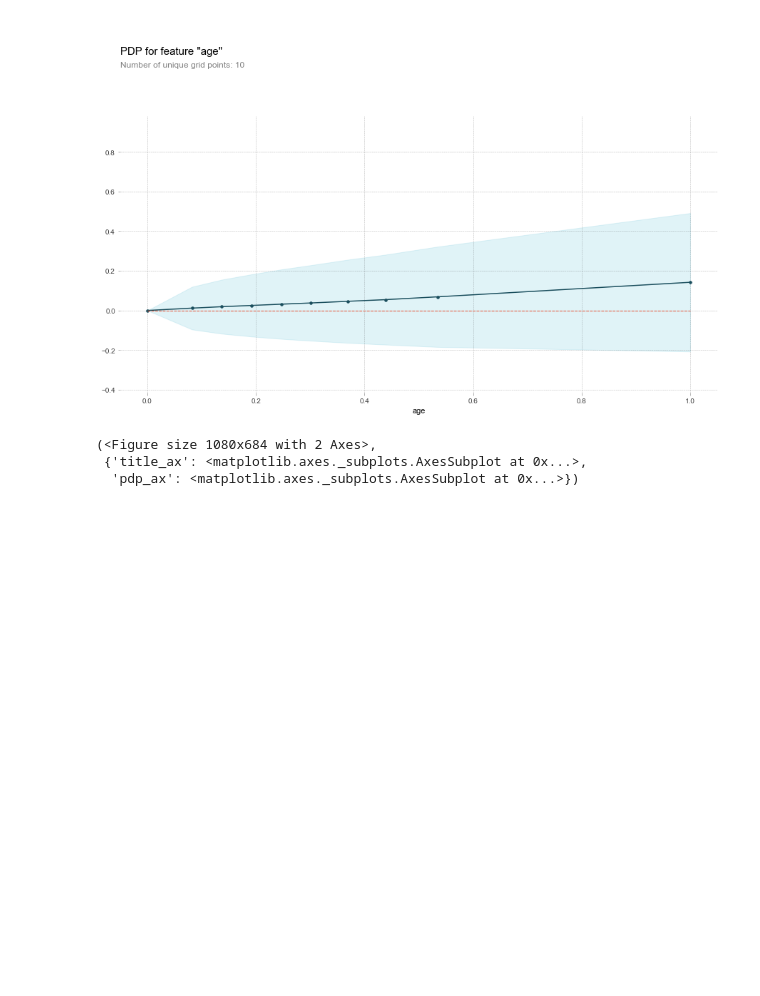
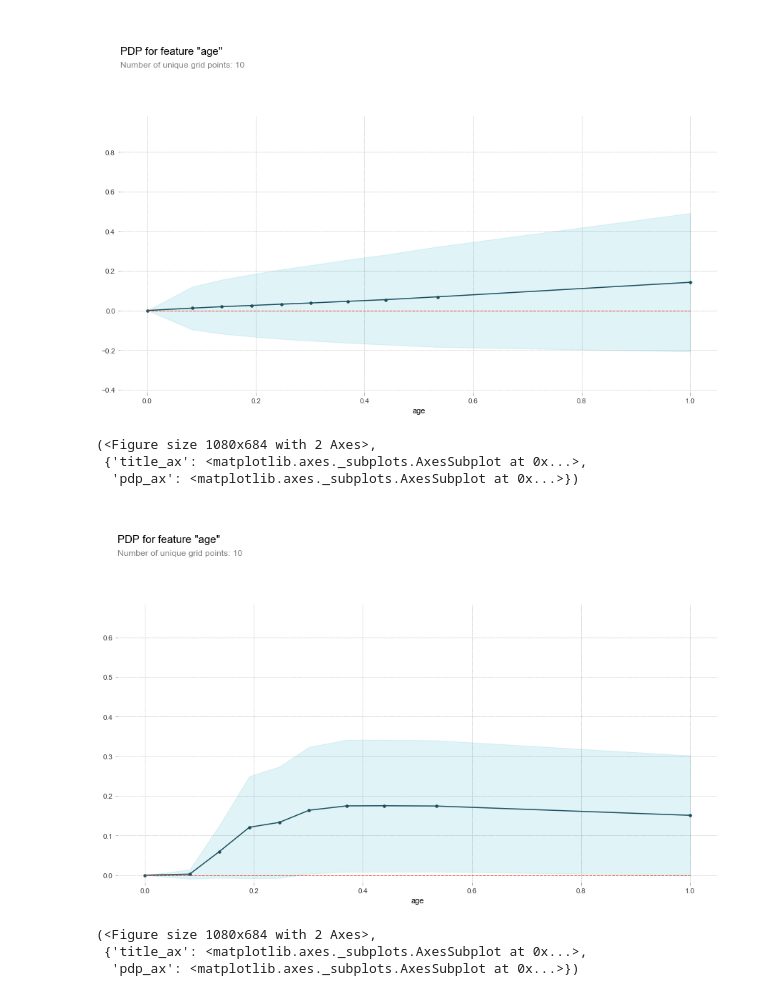
Before and after one commit to ztx0617/Data_Science_Projects, a Jupyter notebook: finding_donors.ipynb, the cells around one changed output. Drawn from its saved outputs; the diff is of its cells as text; code cells hidden in the pictures; blank space fills up the shorter version.

```diff
--- a/finding_donors.ipynb
+++ b/finding_donors.ipynb
@@ -467,6 +467,14 @@ pdp.pdp_plot(pdp_goals, 'age')
  {'title_ax': <matplotlib.axes._subplots.AxesSubplot at 0x...>,
   'pdp_ax': <matplotlib.axes._subplots.AxesSubplot at 0x...>})
 [figure]
+# %%
+pdp_goals = pdp.pdp_isolate(model = clf_B, dataset = X_train, model_features = encoded, feature = 'age')
+pdp.pdp_plot(pdp_goals, 'age')
+# %% [output]
+(<Figure size 1080x684 with 2 Axes>,
+ {'title_ax': <matplotlib.axes._subplots.AxesSubplot at 0x...>,
+  'pdp_ax': <matplotlib.axes._subplots.AxesSubplot at 0x...>})
+[figure, added]
 # %%
 pdp_goals = pdp.pdp_isolate(model = clf_B, dataset = X_train, model_features = encoded, feature = ['race_ Amer-Indian-Eskimo',
  'race_ Asian-Pac-Islander',
```
